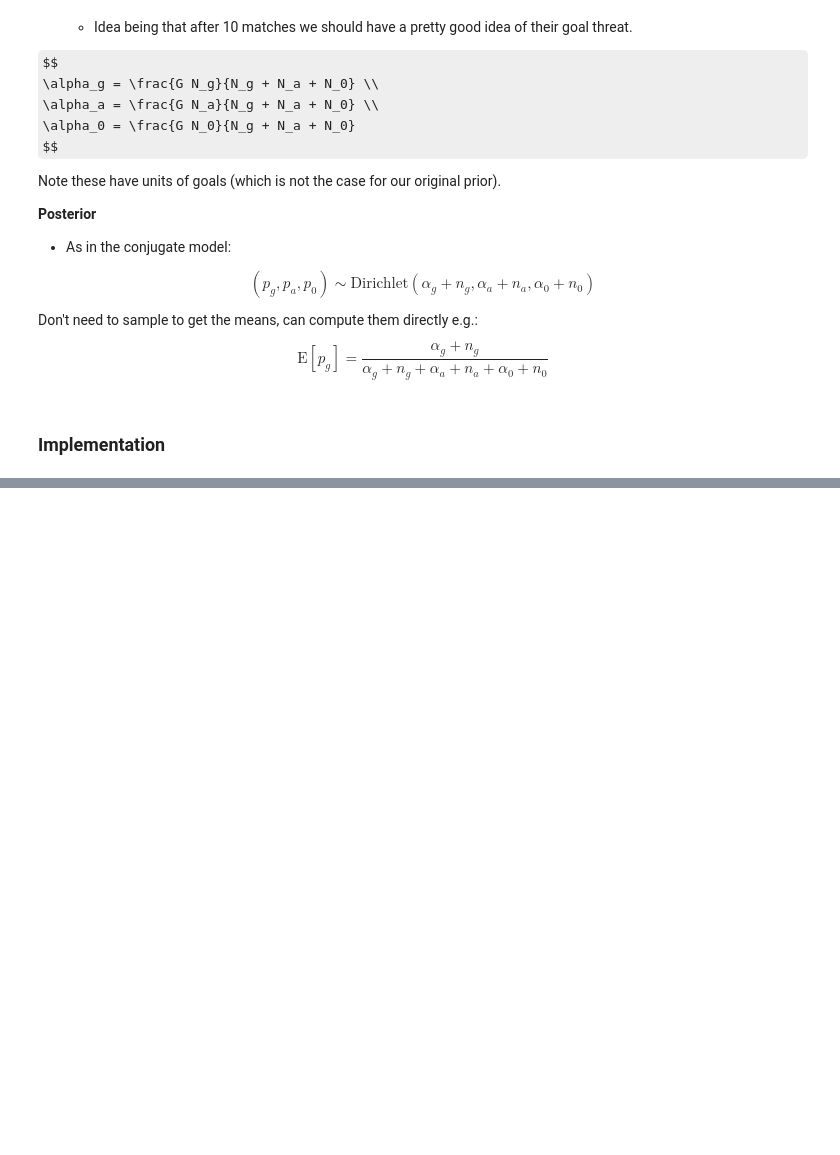
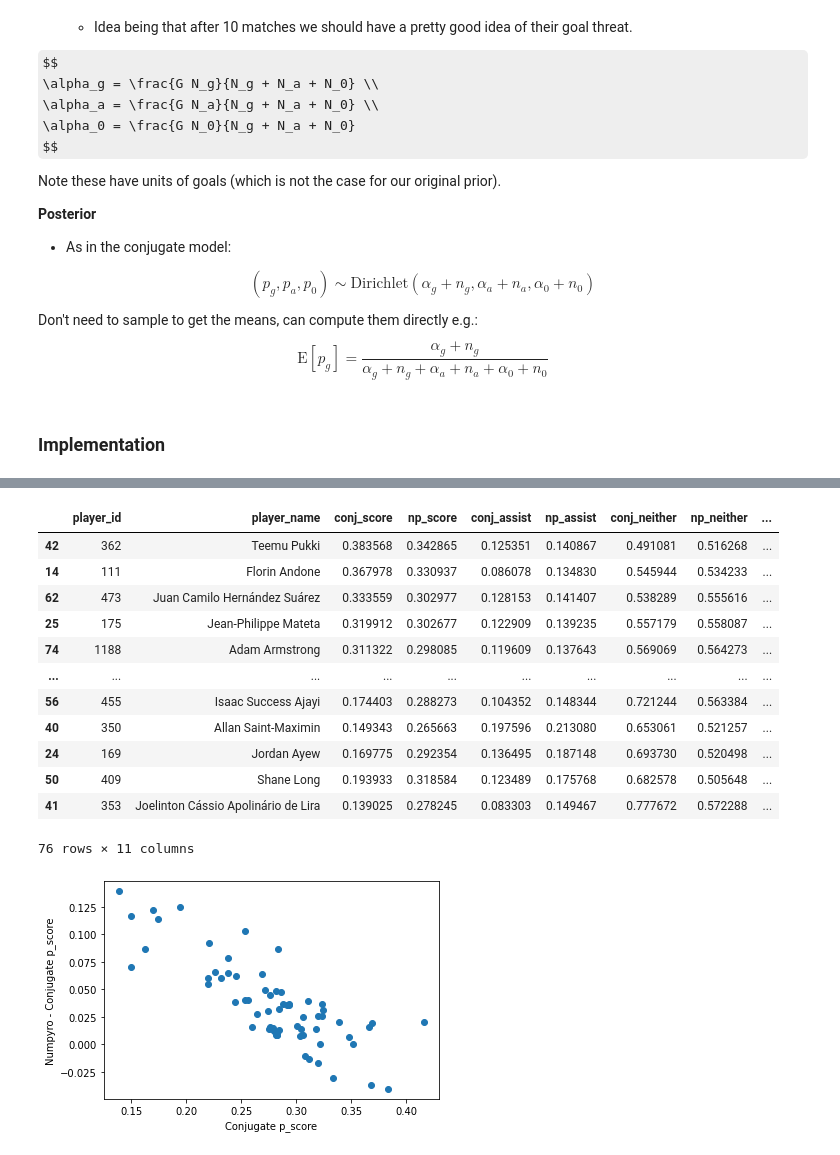
Before and after one commit to alan-turing-institute/AIrsenal, a Jupyter notebook: notebooks/conjugate_player_model.ipynb, the cells around one changed output, grey strips where cells are left out. Saved outputs shown, nothing was run; the diff lists cells and outputs as text; code cells hidden in the pictures; some formulas as TeX source; blank space fills up the shorter version.

```diff
--- a/notebooks/conjugate_player_model.ipynb
+++ b/notebooks/conjugate_player_model.ipynb
@@ -298,0 +283,51 @@ JAMIE VARDY
+# %%
+np_model_fwd = PlayerModel().fit(data_fwd)
+np_model_mid = PlayerModel().fit(data_mid)
+np_model_def = PlayerModel().fit(data_def)
+
+np_fwd = get_model_df(np_model_fwd)
+np_mid = get_model_df(np_model_mid)
+np_def = get_model_df(np_model_def)
+# %%
+def get_diff_df(np_df, conj_df):
+    diff = pd.DataFrame(
+        {
+            "player_id": conj_df["player_id"],
+            "player_name": conj_df["player_name"],
+            "conj_score": conj_df["prob_score"],
+            "np_score": np_df["prob_score"],
+            "conj_assist": conj_df["prob_assist"],
+            "np_assist": np_df["prob_assist"],
+            "conj_neither": conj_df["prob_neither"],
+            "np_neither": np_df["prob_neither"],
+        }
+    )
+    diff["diff_score"] = diff["np_score"] - diff["conj_score"]
+    diff["diff_assist"] = diff["np_assist"] - diff["conj_assist"]
+    diff["diff_neither"] = diff["np_neither"] - diff["conj_neither"]
+    return diff
+
+
+fwd_diff = get_diff_df(np_fwd, conj_fwd)
+mid_diff = get_diff_df(np_mid, conj_mid)
+def_diff = get_diff_df(np_def, conj_def)
+# %%
+plt.plot(fwd_diff["conj_score"], fwd_diff["diff_score"], "o")
+plt.xlabel("Conjugate p_score")
+plt.ylabel("Numpyro - Conjugate p_score")
+fwd_diff.sort_values(by="diff_score")
+# %% [output]
+|  | player_id | player_name | conj_score | np_score | conj_assist | np_assist | conj_neither | np_neither | ... |
+| 42 | 362 | Teemu Pukki | 0.383568 | 0.342865 | 0.125351 | 0.140867 | 0.491081 | 0.516268 | ... |
+| 14 | 111 | Florin Andone | 0.367978 | 0.330937 | 0.086078 | 0.134830 | 0.545944 | 0.534233 | ... |
+| 62 | 473 | Juan Camilo Hernández Suárez | 0.333559 | 0.302977 | 0.128153 | 0.141407 | 0.538289 | 0.555616 | ... |
+| 25 | 175 | Jean-Philippe Mateta | 0.319912 | 0.302677 | 0.122909 | 0.139235 | 0.557179 | 0.558087 | ... |
+| 74 | 1188 | Adam Armstrong | 0.311322 | 0.298085 | 0.119609 | 0.137643 | 0.569069 | 0.564273 | ... |
+| ... | ... | ... | ... | ... | ... | ... | ... | ... | ... |
+| 56 | 455 | Isaac Success Ajayi | 0.174403 | 0.288273 | 0.104352 | 0.148344 | 0.721244 | 0.563384 | ... |
+| 40 | 350 | Allan Saint-Maximin | 0.149343 | 0.265663 | 0.197596 | 0.213080 | 0.653061 | 0.521257 | ... |
+| 24 | 169 | Jordan Ayew | 0.169775 | 0.292354 | 0.136495 | 0.187148 | 0.693730 | 0.520498 | ... |
+| 50 | 409 | Shane Long | 0.193933 | 0.318584 | 0.123489 | 0.175768 | 0.682578 | 0.505648 | ... |
+| 41 | 353 | Joelinton Cássio Apolinário de Lira | 0.139025 | 0.278245 | 0.083303 | 0.149467 | 0.777672 | 0.572288 | ... |
+76 rows × 11 columns
+[figure, added]
```
Also changed, not shown: parts of 23 cells of this notebook, 1 other file.
